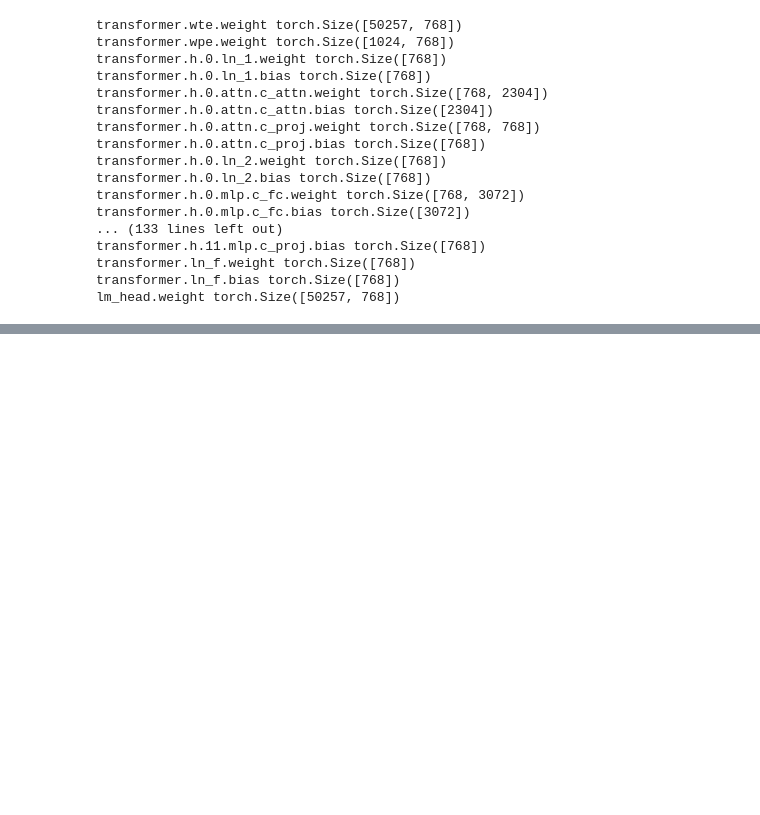
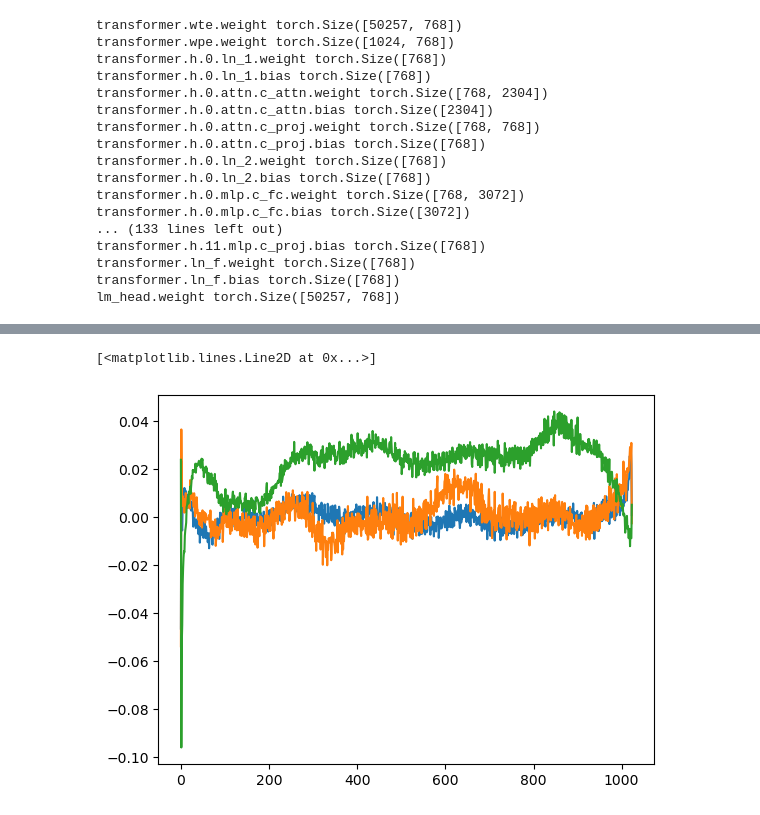
Before and after one commit to CorwinCheung/Transformers_for_Modeling_Decision_Sequences, a Jupyter notebook: transformer.ipynb, the cells around one changed output, grey strips where cells are left out. Cells and saved outputs as stored; diff of their text form; code cells hidden in the pictures; blank space fills up the shorter version.

```diff
--- a/transformer.ipynb
+++ b/transformer.ipynb
@@ -29,0 +44,7 @@ lm_head.weight torch.Size([50257, 768])
+# %%
+plt.plot(state_dict_hugging_face["transformer.wpe.weight"][:,150])
+plt.plot(state_dict_hugging_face["transformer.wpe.weight"][:,200])
+plt.plot(state_dict_hugging_face["transformer.wpe.weight"][:,250])
+# %% [output]
+[<matplotlib.lines.Line2D at 0x...>]
+[figure, added]
```
Also changed, not shown: parts of 4 cells of this notebook, 9 other files.
